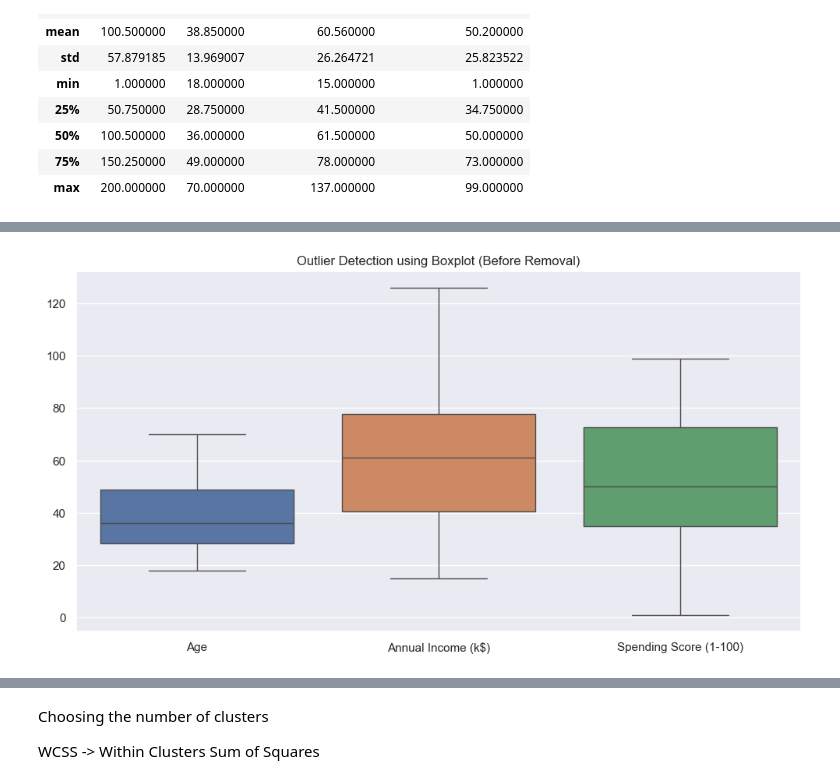
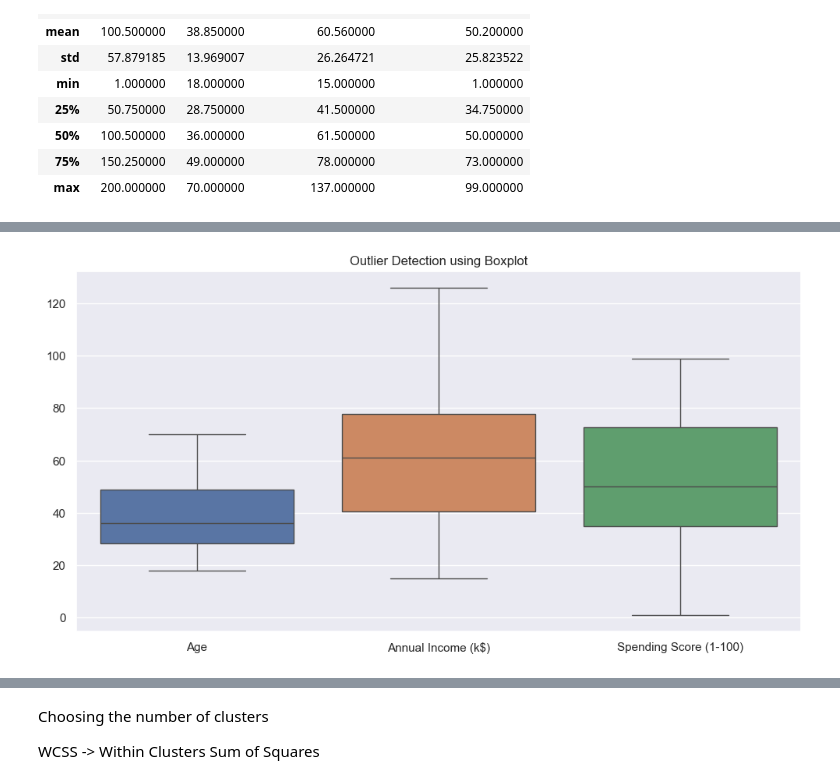
Before and after one commit to mehwish16/Customer-Segmentation, a Jupyter notebook: Customer Segmentation.ipynb, the cells around one changed output, grey strips where cells are left out. Saved outputs shown, nothing was run; the diff lists cells and outputs as text; code cells hidden in the pictures.

```diff
--- a/Customer Segmentation.ipynb
+++ b/Customer Segmentation.ipynb
@@ -67,5 +67,4 @@ df.describe()
 df.dropna(inplace=True)
 # %%
 if "Gender" in df.columns:
-    le = LabelEncoder()
-    df["Gender"] = le.fit_transform(df["Gender"])
+    df = pd.get_dummies(df, columns=["Gender"], drop_first=True)
@@ -72,12 +103,12 @@ if "Gender" in df.columns:
 # %%
 #checking for outliers
-features = df.columns[2:5]
+features = df.columns[1:4]
 plt.figure(figsize=(12,6))
 sns.boxplot(data=df[features])
-plt.title("Outlier Detection using Boxplot (Before Removal)")
+plt.title("Outlier Detection using Boxplot")
 plt.show()
 # %% [output]
-[figure, old version]
+[figure, new version]
 # %%
 #removing outliers (if present)
 def remove_outliers(df, col):
```
Also changed, not shown: parts of 14 cells of this notebook.
